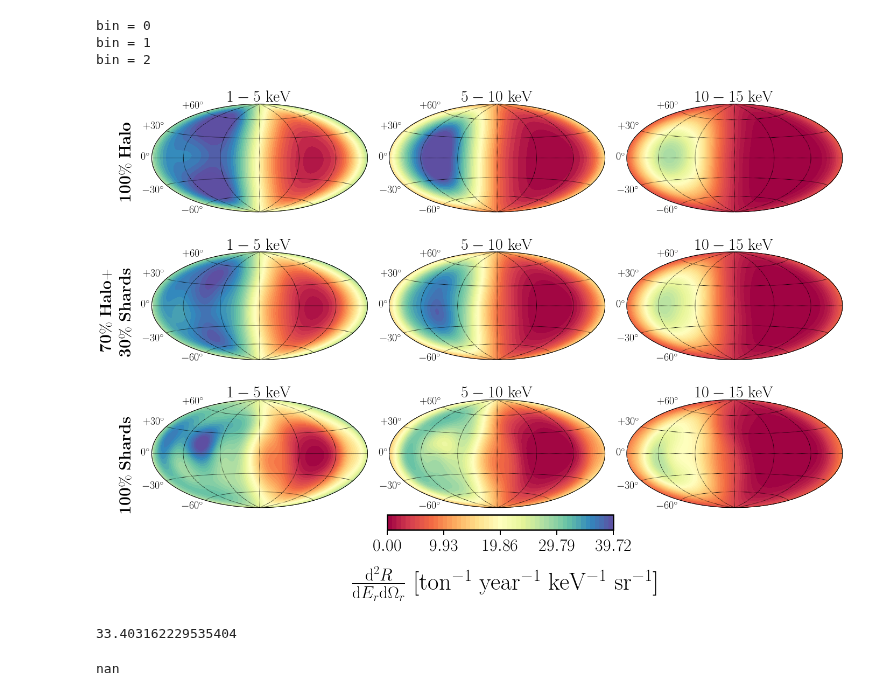
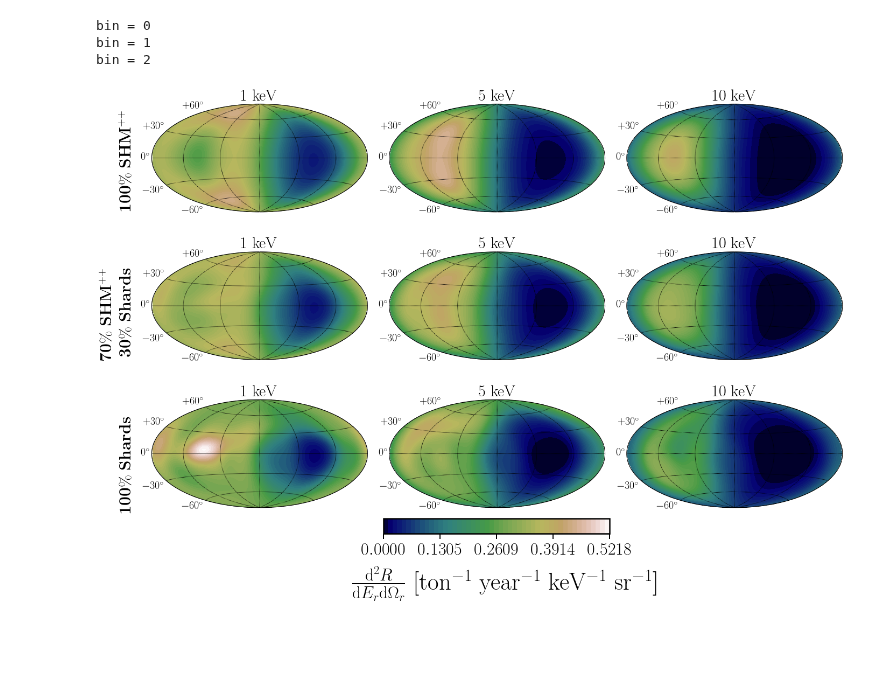
Before and after one commit to cajohare/DarkShards, a Jupyter notebook: code/Plot_Directional.ipynb, the cells around one changed output. Saved outputs shown, nothing was run; the diff lists cells and outputs as text; code cells hidden in the pictures; blank space fills up the shorter version.

Commit message:
updated plots

```diff
--- a/code/Plot_Directional.ipynb
+++ b/code/Plot_Directional.ipynb
@@ -43,7 +41,7 @@ from mpl_toolkits.basemap import shiftgrid
 
 
 # Set up binning
-n = 400
+n = 100
 ph = flipud(linspace(-pi, pi-2*pi/n, n))
 th = linspace(0,pi, n/2)
 PH,TH = meshgrid(ph,th)
@@ -73,14 +71,6 @@ def convertmap(fv3D):
 nv = 1000
 v_vals = linspace(0.1,600,nv)
 
-# Halo params
-HaloModel = SHMpp
-v0 = HaloModel.RotationSpeed
-v_esc = HaloModel.EscapeSpeed
-sig_beta = HaloModel.SausageDispersionTensor
-sig_iso = array([1.0,1.0,1.0])*v0/sqrt(2.0)
-day = 67.0
-
 # Smooth
 fv3D_Saus = zeros(shape=n*n/2)
 fv3D_Iso = zeros(shape=n*n/2)
@@ -233,8 +223,9 @@ fig.savefig('../plots/plots_png/'+pltname+'.png',bbox_inches='tight')
 # %%
 from WIMPFuncs import *
 
-n = 200
-ph = linspace(-pi, pi-2*pi/n, n)
+
+n = 100
+ph = linspace(-pi, pi, n)
 th = linspace(0,pi, n/2)
 PH,TH = meshgrid(ph,th)
 X = cos(PH)*sin(TH)
@@ -248,7 +239,7 @@ for i in range(0,n/2):
         ii = ii+1
 
 # Benchmark
-ne = 100
+ne = 1
 nbins = 3
 E = zeros(shape=(nbins,ne))
 E[0,:] = linspace(1.0,5.0,ne)
@@ -331,21 +322,31 @@ def applyangres(dR_map):
 dR_map_smooth_s = applyangres(dR_map_smooth)
 dR_map_shards_s = applyangres(dR_map_shards)
 # %%
+from IPython.display import clear_output
+import matplotlib.gridspec as gridspec
+
+
+# Set plot rc params
+plt.rcParams['axes.linewidth'] = 2.5
+plt.rc('text', usetex=True)
+plt.rc('font', family='serif')
+
 fig, axarr = plt.subplots(3, 3,figsize=(23,15))
 gs = gridspec.GridSpec(3, 3)
 gs.update(wspace=0.1,hspace=0.03)
 
 
-cmap = cm.Spectral
+import cmocean
+cmap = cm.gist_earth
 
 
-tit = [r'$1 - 5$ keV',r'$5-10$ keV',r'$10-15$ keV']
+tit = [r'$1$ keV',r'$5$ keV',r'$10$ keV']
 
-xi = 0.3
+xi = 0.35
 dR2 = (1-xi)*dR_map_smooth_s+xi*dR_map_shards_s
 
-vmin = amin(dR2)
-vmax = amax(dR2)
+vmin = amin(dR_map_shards_s)
+vmax = amax(dR_map_shards_s)
 
 ncons = 50
 
@@ -374,7 +375,6 @@ for ibin in range(0,3):
     plt.title(tit[ibin],fontsize=30)
     clear_output()
 
-dR3 = dR_map
 for ibin in range(0,3):
     plt.sca(plt.subplot(gs[2,ibin]))
     m = Basemap(projection='hammer',lon_0=180.0,resolution='c',celestial=True)
@@ -389,41 +389,34 @@ for ibin in range(0,3):
 
 
 plt.sca(plt.subplot(gs[0,0]))
-plt.annotate(r'{\bf 100}\% {\bf Halo}', xy=(-0.15, 0.75), xycoords='axes fraction',fontsize=30,rotation=90)
+plt.annotate(r'{\bf 100}\% {\bf SHM}$^{++}$', xy=(-0.15, 0.85), xycoords='axes fraction',fontsize=30,rotation=90)
 
 plt.sca(plt.subplot(gs[1,0]))
-plt.annotate(r'{\bf 70}\% {\bf Halo}+', xy=(-0.24, 0.75), xycoords='axes fraction',fontsize=30,rotation=90)
+plt.annotate(r'{\bf 70}\% {\bf SHM}$^{++}$', xy=(-0.24, 0.75), xycoords='axes fraction',fontsize=30,rotation=90)
 plt.annotate(r'{\bf 30}\% {\bf Shards}', xy=(-0.15, 0.75), xycoords='axes fraction',fontsize=30,rotation=90)
 
 plt.sca(plt.subplot(gs[2,0]))
 plt.annotate(r'{\bf 100}\% {\bf Shards}', xy=(-0.15, 0.75), xycoords='axes fraction',fontsize=30,rotation=90)
 
 
 
 # # Custom colorbar
 import matplotlib as mpl
 from mpl_toolkits.axes_grid1.inset_locator import inset_axes
 cbaxes = inset_axes(plt.subplot(gs[2,1]), width="60%", height="7%", bbox_to_anchor=[370, -240, 700, 400])
 norm = mpl.colors.Normalize(vmin=vmin,vmax=vmax)
 sm = plt.cm.ScalarMappable(cmap=cmap, norm=norm)
 sm.set_array([])
 plt.colorbar(sm,cax=cbaxes,ticks=linspace(vmin,vmax,5),boundaries=linspace(vmin,vmax,ncons),orientation='horizontal')
 f = plt.gcf().get_children()
 cbar = f[3]
 plt.tick_params(which='major',direction='out',width=2,length=10,right=True,top=False,pad=7,labelsize=32)
 plt.tick_params(which='minor',direction='out',width=2,length=7,right=True,top=False,labelsize=32)
 plt.gcf().text(0.35,-0.004,r'$\frac{\mathrm{d}^2 R}{\mathrm{d}E_r \mathrm{d}\Omega_r}$ [ton$^{-1}$ year$^{-1}$ keV$^{-1}$ sr$^{-1}$]',fontsize=45)
 # save figure
 plt.show()
+pltname = 'Shards_Directional'
 fig.savefig('../plots/'+pltname+'.pdf',bbox_inches='tight')
 fig.savefig('../plots/plots_png/'+pltname+'.png',bbox_inches='tight')
 # %% [output]
-[figure, old version]
+[figure, new version]
-# %%
-amax(dR_map0_s)
-# %% [output]
-33.403162229535404
-# %%
-vmax
-# %% [output]
-nan
```
Also changed, not shown: parts of 10 cells of this notebook, 11 other files.
